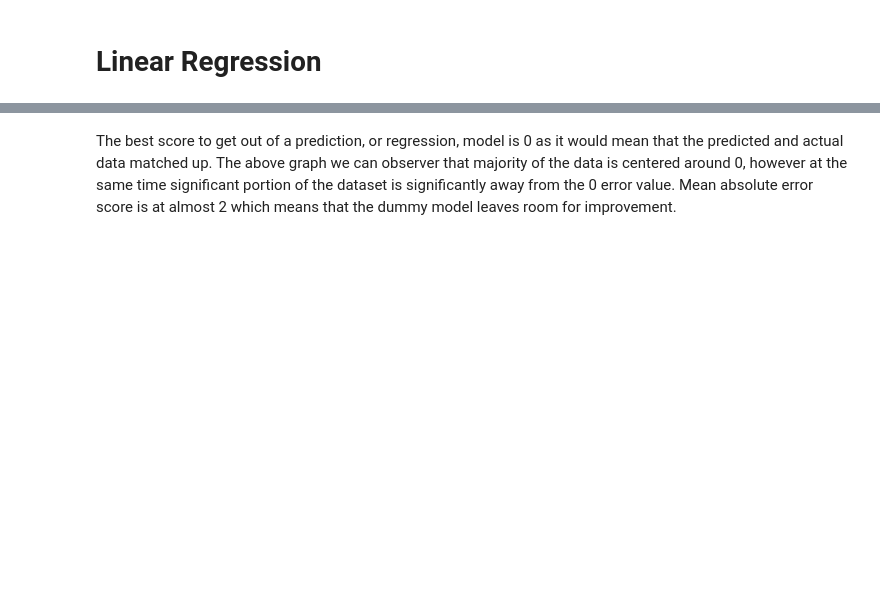
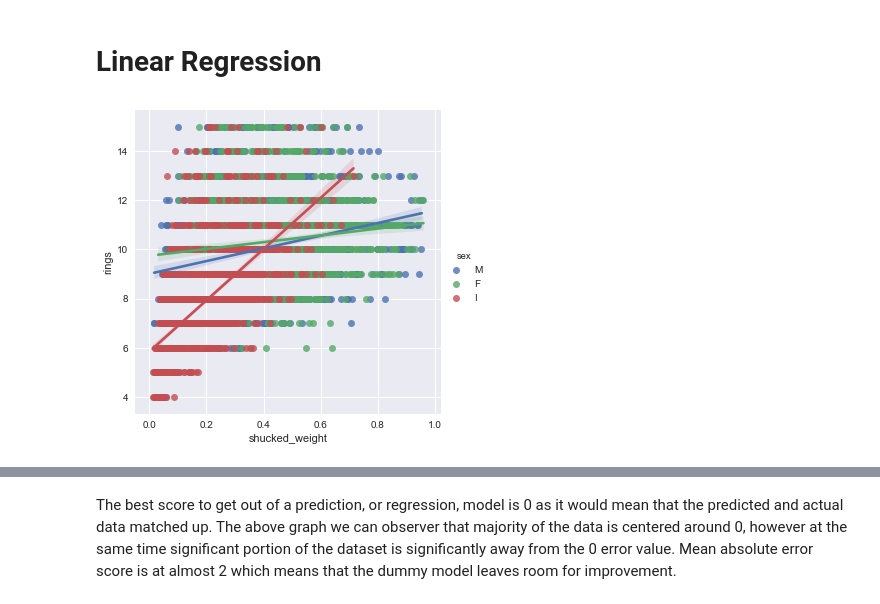
Before and after one commit to viciouspetal/data-analytics-notebook, a Jupyter notebook: Assignment workbook.ipynb, the cells around one changed output, grey strips where cells are left out. Saved outputs shown, nothing was run; the diff lists cells and outputs as text; code cells hidden in the pictures; blank space fills up the shorter version.

```diff
--- a/Assignment workbook.ipynb
+++ b/Assignment workbook.ipynb
@@ -595,5 +585,8 @@ plt.savefig(default_figure_out_path+'scatter_shucked_to_whole_weight'+default_fi
 # %% [markdown]
 # Linear Regression
 # %%
-sb.set(rc={'figure.figsize':(16,16)})
-g = sb.lmplot(x="length", y="rings", hue='sex', truncate=True, size=5, data=df)
+# scatterplot of schucked weight to rings
+set_11x8_figure()
+g = sb.lmplot(x="shucked_weight", y="rings", hue='sex', truncate=True, size=5, data=df)
+# %% [output]
+[figure, added]
```
Also changed, not shown: parts of 40 cells of this notebook, 2 other files.
